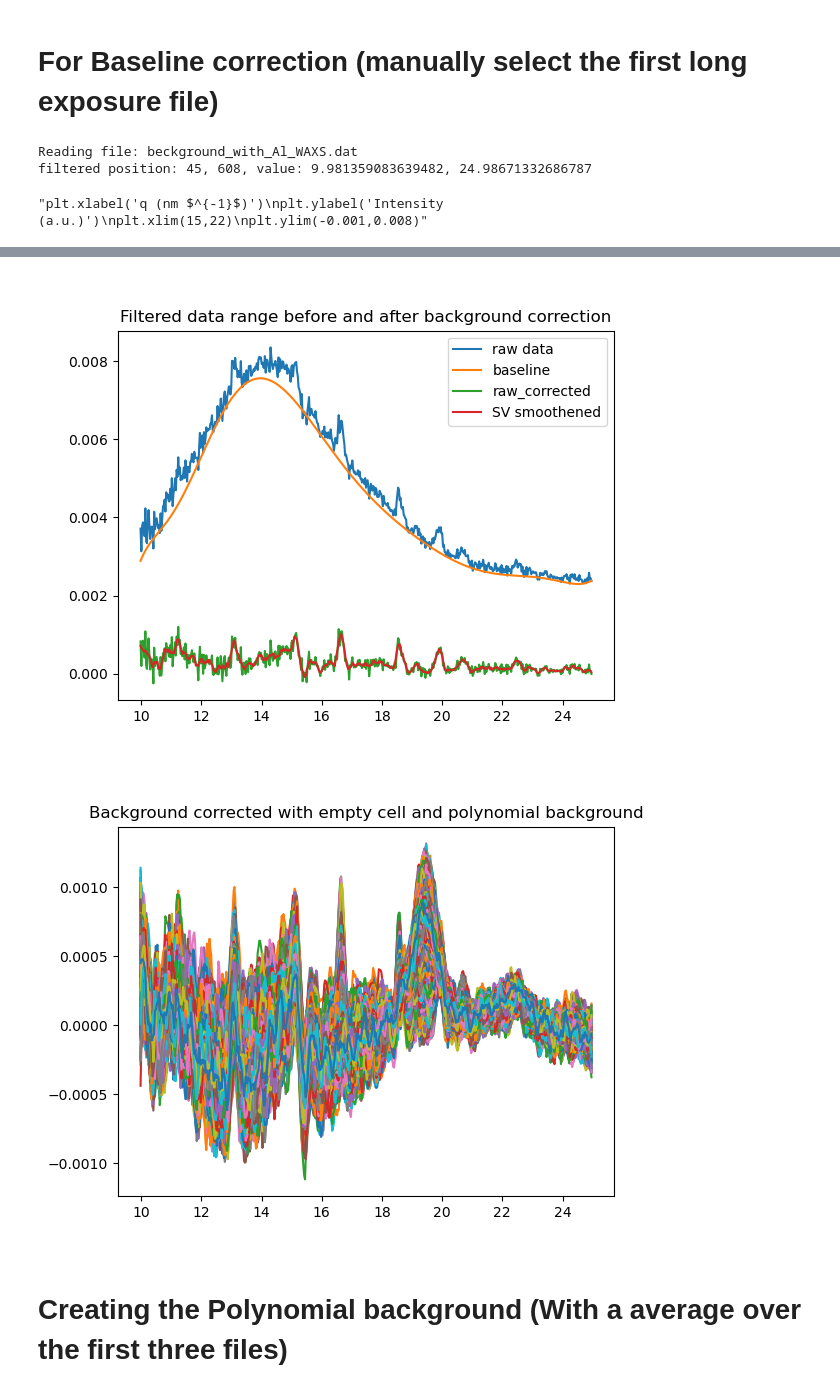
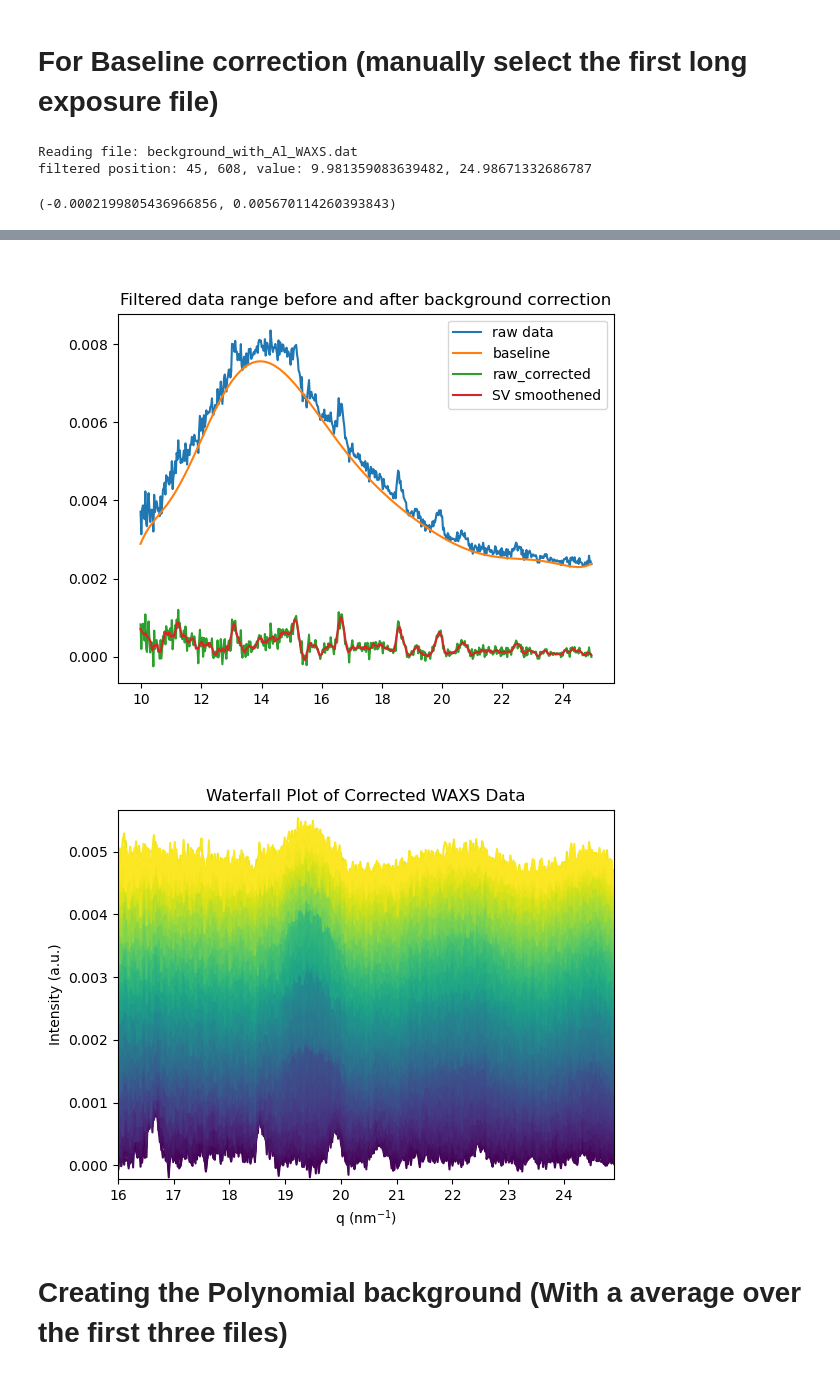
Before and after one commit to PronoyDutta/SAXS_WAXS, a Jupyter notebook: fitting_data.ipynb, the cells around one changed output, grey strips where cells are left out. Drawn from its saved outputs; the diff is of its cells as text; code cells hidden in the pictures.

```diff
--- a/fitting_data.ipynb
+++ b/fitting_data.ipynb
@@ -282,44 +283,66 @@ plt.plot(x_data, baseline, label = 'baseline')
 plt.plot(x_data, modified_y, label = 'raw_corrected')
 plt.plot(x_data, smoothed_Y, label = 'SV smoothened')
 plt.legend()
 
-plt.figure()
-plt.title("Background corrected with empty cell and polynomial background")
+
 # Create new file dictionary with corrected spectra
 corrected_waxs_files = {}
 
 for ikey in empty_cell_corrected_waxs_files:
     min_val = 0
     max_val = 0
     modified_Y = 0
     X1_values = empty_cell_corrected_waxs_files[ikey].iloc[filtered_X_range_min:filtered_X_range_max,0]
     Y1_values = empty_cell_corrected_waxs_files[ikey].iloc[filtered_X_range_min:filtered_X_range_max,1]
+
+    # define baselines for individual files and subtract from the data
+    baseline_filter = Baseline(x_data = X1_values)
+    baseline = baseline_filter.modpoly(Y1_values, poly_order= 10)[0]
     modified_Y = Y1_values - baseline
 
     # Smooth the data
     smoothed_Y = smooth_data(modified_Y, window_length=11, polyorder=2)
 
     # min_val = np.min(smoothed_Y)
     # max_val = np.max(smoothed_Y)
     normalized_Y = smoothed_Y #'(smoothed_Y - min_val)/(max_val - min_val)' # Normalized the data between [0,1]
-    plt.plot(X1_values, normalized_Y)
-    df = pd.DataFrame({'X_data': X1_values, 'Modified_Y': normalized_Y})
+    df = pd.DataFrame({'X_data': X1_values, 'Modified_Y': modified_Y}) # change the 'Modified_Y' as per the requirement, raw, smoothened or smoothened plus normalized
     corrected_waxs_files[ikey] = df
 
-#Setting graph attributes
-# plt.ylim(-0.1,1.2)
-"""plt.xlabel('q (nm $^{-1}$)')
+cmap = cm.get_cmap('viridis')
+num_files = len(corrected_waxs_files)
+colors = [cmap(i / num_files) for i in range(num_files)]  # Generate colors
+
+# Define a base offset for the waterfall plot
+base_offset = 0.0
+offset_increment = 0.00001  # Adjust this value to increase/decrease the spacing between curves
+
+plt.figure()
+plt.title("Waterfall Plot of Corrected WAXS Data")
+
+for ikey in corrected_waxs_files:
+    # Extract the X and Y values
+    X1_values = corrected_waxs_files[ikey].iloc[:,0]
+    modified_Y = corrected_waxs_files[ikey].iloc[:,1]
+
+    # Apply vertical offset
+    offset = base_offset + (ikey - 1) * offset_increment
+    plt.plot(X1_values, modified_Y + offset, color=colors[ikey-1])
+
+# Setting graph attributes
+plt.xlabel('q (nm$^{-1}$)')
 plt.ylabel('Intensity (a.u.)')
-plt.xlim(15,22)
-plt.ylim(-0.001,0.008)"""
+plt.xlim(16, 24.9)
+plt.ylim(np.min(modified_Y), np.max(modified_Y) + offset_increment * len(corrected_waxs_files))
+# plt.grid(True)
 # %% [output]
 Reading file: beckground_with_Al_WAXS.dat
 filtered position: 45, 608, value: 9.981359083639482, 24.98671332686787
-"plt.xlabel('q (nm $^{-1}$)')\nplt.ylabel('Intensity (a.u.)')\nplt.xlim(15,22)\nplt.ylim(-0.001,0.008)"
+(-0.0002199805436966856, 0.005670114260393843)
 [figure]
 [figure]
 [figure]
-[figure, old version]
+[figure, new version]
 # %% [markdown]
 # Creating the Polynomial background (With a average over the first three files)
 # %%
```
Also changed, not shown: parts of 3 cells of this notebook.
